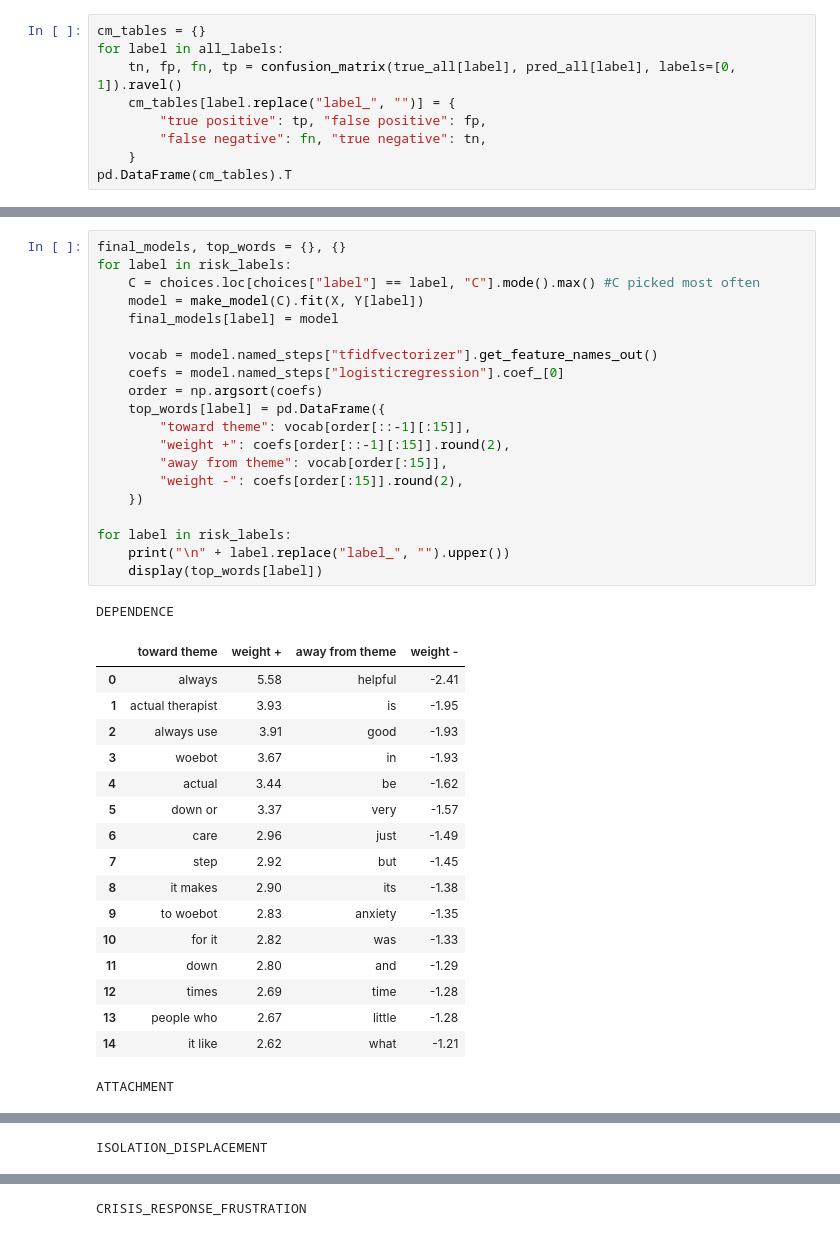
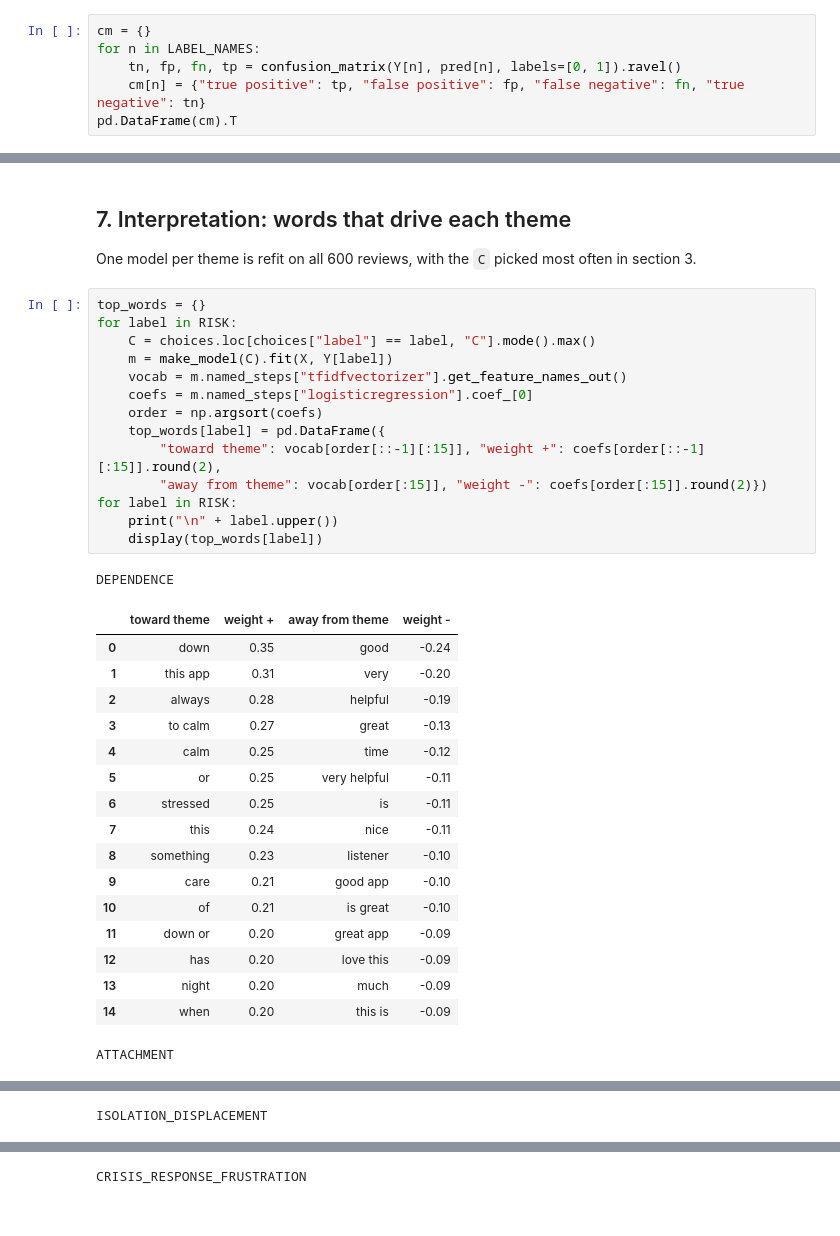
Before and after one commit to Break-Through-Tech/Cornell-1A-ai-companion-risk-radar, a Jupyter notebook: notebooks/logregbaseline.ipynb, the cells around one changed output, grey strips where cells are left out. Saved outputs shown, nothing was run; the diff lists cells and outputs as text.

```diff
--- a/notebooks/logregbaseline.ipynb
+++ b/notebooks/logregbaseline.ipynb
@@ -146,11 +135,8 @@ Macro F1, 4 risk themes only: 0.275
 # %%
-cm_tables = {}
-for label in all_labels:
-    tn, fp, fn, tp = confusion_matrix(true_all[label], pred_all[label], labels=[0, 1]).ravel()
-    cm_tables[label.replace("label_", "")] = {
-        "true positive": tp, "false positive": fp,
-        "false negative": fn, "true negative": tn,
-    }
-pd.DataFrame(cm_tables).T
+cm = {}
+for n in LABEL_NAMES:
+    tn, fp, fn, tp = confusion_matrix(Y[n], pred[n], labels=[0, 1]).ravel()
+    cm[n] = {"true positive": tp, "false positive": fp, "false negative": fn, "true negative": tn}
+pd.DataFrame(cm).T
 # %% [output]
 |  | true positive | false positive | false negative | true negative |
@@ -177,40 +169,38 @@ comparison.round(3)
+# %% [markdown]
+## 7. Interpretation: words that drive each theme
+
+One model per theme is refit on all 600 reviews, with the `C` picked most often in section 3.
 # %%
-final_models, top_words = {}, {}
-for label in risk_labels:
-    C = choices.loc[choices["label"] == label, "C"].mode().max() #C picked most often
-    model = make_model(C).fit(X, Y[label])
-    final_models[label] = model
-
-    vocab = model.named_steps["tfidfvectorizer"].get_feature_names_out()
-    coefs = model.named_steps["logisticregression"].coef_[0]
+top_words = {}
+for label in RISK:
+    C = choices.loc[choices["label"] == label, "C"].mode().max()
+    m = make_model(C).fit(X, Y[label])
+    vocab = m.named_steps["tfidfvectorizer"].get_feature_names_out()
+    coefs = m.named_steps["logisticregression"].coef_[0]
     order = np.argsort(coefs)
     top_words[label] = pd.DataFrame({
-        "toward theme": vocab[order[::-1][:15]],
-        "weight +": coefs[order[::-1][:15]].round(2),
-        "away from theme": vocab[order[:15]],
-        "weight -": coefs[order[:15]].round(2),
-    })
-
-for label in risk_labels:
-    print("\n" + label.replace("label_", "").upper())
+        "toward theme": vocab[order[::-1][:15]], "weight +": coefs[order[::-1][:15]].round(2),
+        "away from theme": vocab[order[:15]], "weight -": coefs[order[:15]].round(2)})
+for label in RISK:
+    print("\n" + label.upper())
     display(top_words[label])
 # %% [output]
 DEPENDENCE
 |  | toward theme | weight + | away from theme | weight - |
-| 0 | always | 5.58 | helpful | -2.41 |
-| 1 | actual therapist | 3.93 | is | -1.95 |
-| 2 | always use | 3.91 | good | -1.93 |
-| 3 | woebot | 3.67 | in | -1.93 |
-| 4 | actual | 3.44 | be | -1.62 |
-| 5 | down or | 3.37 | very | -1.57 |
-| 6 | care | 2.96 | just | -1.49 |
-| 7 | step | 2.92 | but | -1.45 |
-| 8 | it makes | 2.90 | its | -1.38 |
-| 9 | to woebot | 2.83 | anxiety | -1.35 |
-| 10 | for it | 2.82 | was | -1.33 |
-| 11 | down | 2.80 | and | -1.29 |
-| 12 | times | 2.69 | time | -1.28 |
-| 13 | people who | 2.67 | little | -1.28 |
-| 14 | it like | 2.62 | what | -1.21 |
+| 0 | down | 0.35 | good | -0.24 |
+| 1 | this app | 0.31 | very | -0.20 |
+| 2 | always | 0.28 | helpful | -0.19 |
+| 3 | to calm | 0.27 | great | -0.13 |
+| 4 | calm | 0.25 | time | -0.12 |
+| 5 | or | 0.25 | very helpful | -0.11 |
+| 6 | stressed | 0.25 | is | -0.11 |
+| 7 | this | 0.24 | nice | -0.11 |
+| 8 | something | 0.23 | listener | -0.10 |
+| 9 | care | 0.21 | good app | -0.10 |
+| 10 | of | 0.21 | is great | -0.10 |
+| 11 | down or | 0.20 | great app | -0.09 |
+| 12 | has | 0.20 | love this | -0.09 |
+| 13 | night | 0.20 | much | -0.09 |
+| 14 | when | 0.20 | this is | -0.09 |
 ATTACHMENT
 |  | toward theme | weight + | away from theme | weight - |
```
Also changed, not shown: parts of 22 cells of this notebook, 2 other files.
